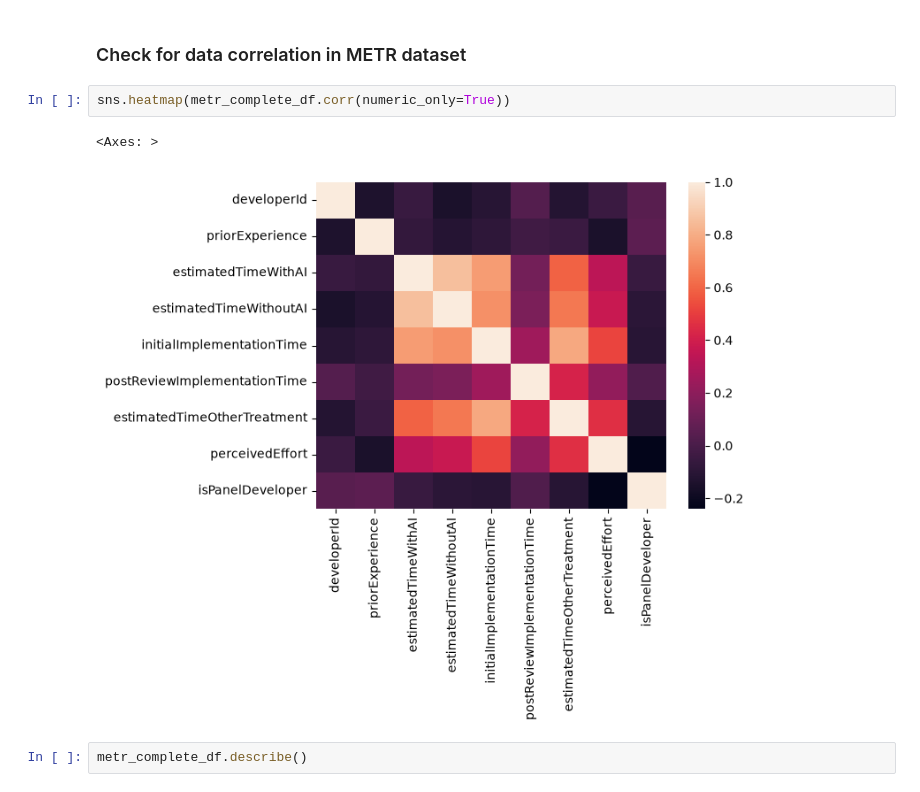
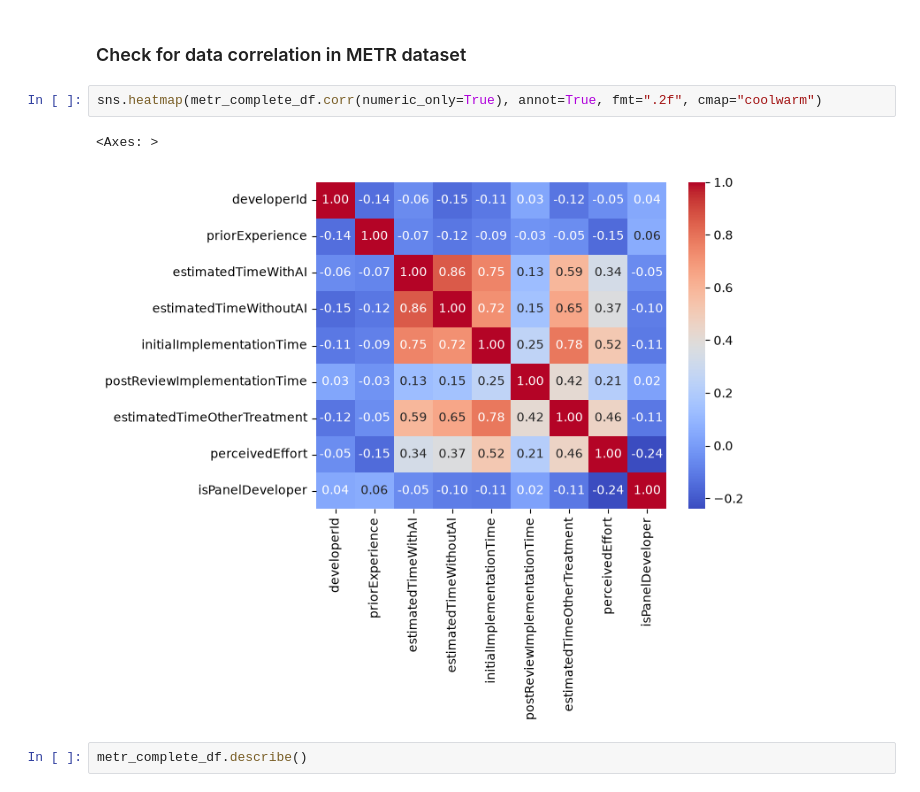
Before and after one commit to IT4063C-Fall2026/data-tech-analytics-final-project-canhkhoqua, a Jupyter notebook: source.ipynb, the cells around one changed output. Cells and saved outputs as stored; diff of their text form.

```diff
--- a/source.ipynb
+++ b/source.ipynb
@@ -327,10 +336,10 @@ metr_complete_df = metr_status_df[metr_status_df['status'] == 'complete'].copy()
 # %% [markdown]
 ### Check for data correlation in METR dataset
 # %%
-sns.heatmap(metr_complete_df.corr(numeric_only=True))
+sns.heatmap(metr_complete_df.corr(numeric_only=True), annot=True, fmt=".2f", cmap="coolwarm")
 # %% [output]
 <Axes: >
-[figure, old version]
+[figure, new version]
 # %%
 metr_complete_df.describe()
 # %% [output]
```
Also changed, not shown: parts of 15 cells of this notebook, 2 other files.
